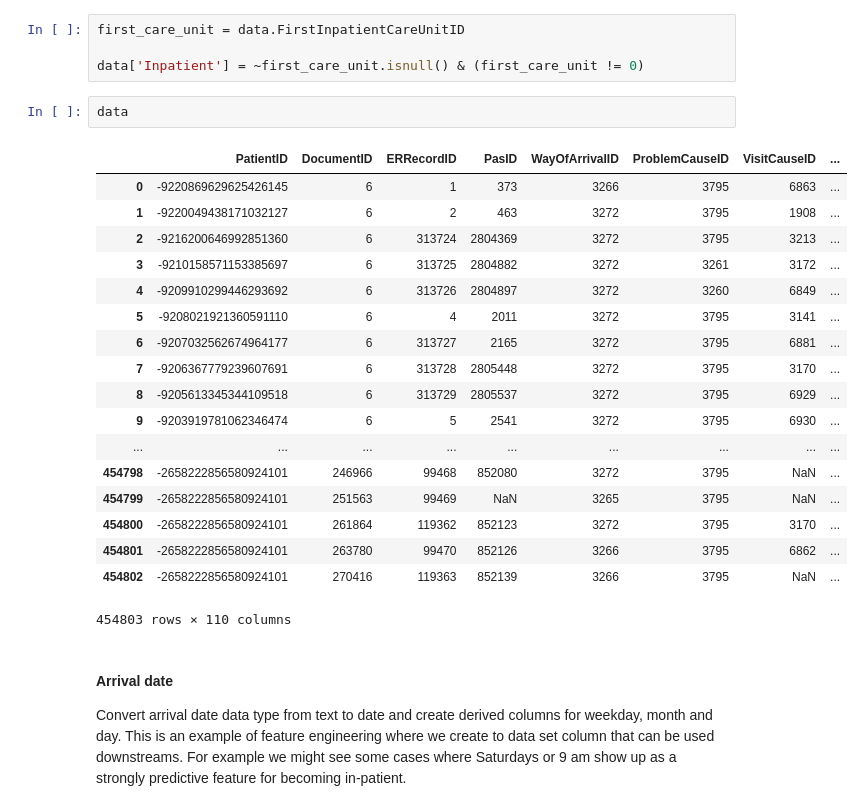
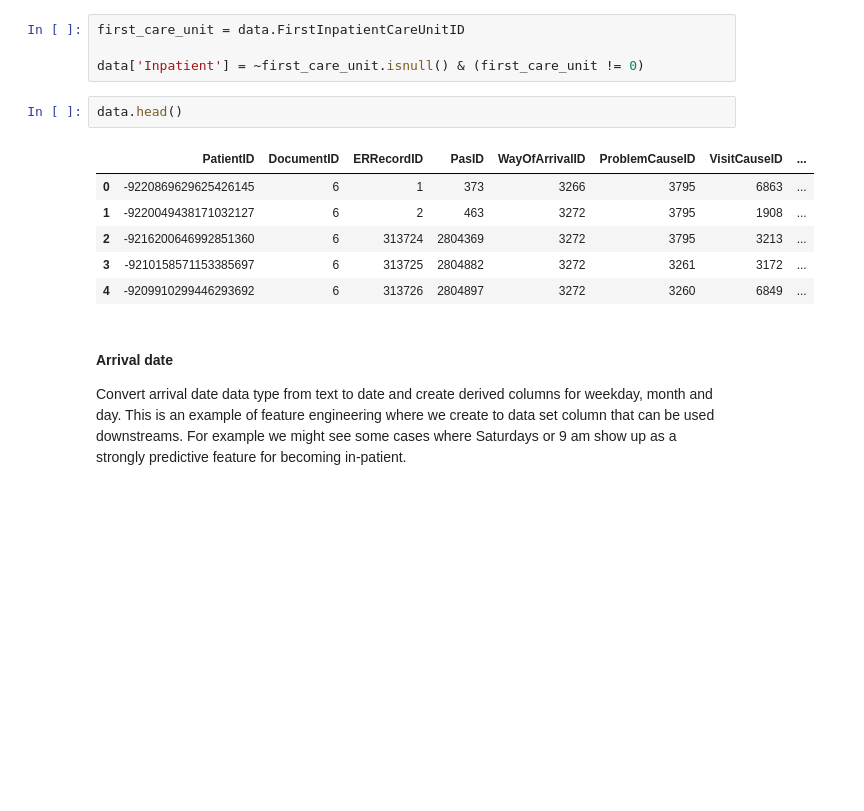
Before and after one commit to solomatov/cs109-project, a Jupyter notebook: ER.ipynb, the cells around one changed output. Saved outputs shown, nothing was run; the diff lists cells and outputs as text; blank space fills up the shorter version.

```diff
--- a/ER.ipynb
+++ b/ER.ipynb
@@ -206,26 +206,14 @@ first_care_unit = data.FirstInpatientCareUnitID
 
 data['Inpatient'] = ~first_care_unit.isnull() & (first_care_unit != 0)
 # %%
-data
+data.head()
 # %% [output]
 |  | PatientID | DocumentID | ERRecordID | PasID | WayOfArrivalID | ProblemCauseID | VisitCauseID | ... |
 | 0 | -9220869629625426145 | 6 | 1 | 373 | 3266 | 3795 | 6863 | ... |
 | 1 | -9220049438171032127 | 6 | 2 | 463 | 3272 | 3795 | 1908 | ... |
 | 2 | -9216200646992851360 | 6 | 313724 | 2804369 | 3272 | 3795 | 3213 | ... |
 | 3 | -9210158571153385697 | 6 | 313725 | 2804882 | 3272 | 3261 | 3172 | ... |
 | 4 | -9209910299446293692 | 6 | 313726 | 2804897 | 3272 | 3260 | 6849 | ... |
-| 5 | -9208021921360591110 | 6 | 4 | 2011 | 3272 | 3795 | 3141 | ... |
-| 6 | -9207032562674964177 | 6 | 313727 | 2165 | 3272 | 3795 | 6881 | ... |
-| 7 | -9206367779239607691 | 6 | 313728 | 2805448 | 3272 | 3795 | 3170 | ... |
-| 8 | -9205613345344109518 | 6 | 313729 | 2805537 | 3272 | 3795 | 6929 | ... |
-| 9 | -9203919781062346474 | 6 | 5 | 2541 | 3272 | 3795 | 6930 | ... |
-| ... | ... | ... | ... | ... | ... | ... | ... | ... |
-| 454798 | -2658222856580924101 | 246966 | 99468 | 852080 | 3272 | 3795 | NaN | ... |
-| 454799 | -2658222856580924101 | 251563 | 99469 | NaN | 3265 | 3795 | NaN | ... |
-| 454800 | -2658222856580924101 | 261864 | 119362 | 852123 | 3272 | 3795 | 3170 | ... |
-| 454801 | -2658222856580924101 | 263780 | 99470 | 852126 | 3266 | 3795 | 6862 | ... |
-| 454802 | -2658222856580924101 | 270416 | 119363 | 852139 | 3266 | 3795 | NaN | ... |
-454803 rows × 110 columns
 # %% [markdown]
 #### Arrival date
 Convert arrival date data type from text to date and create derived columns for weekday, month and day. This is an example of feature engineering where we create to data set column that can be used downstreams. For example we might see some cases where Saturdays or 9 am show up as a strongly predictive feature for becoming in-patient.
```
Also changed, not shown: parts of 32 cells of this notebook.
